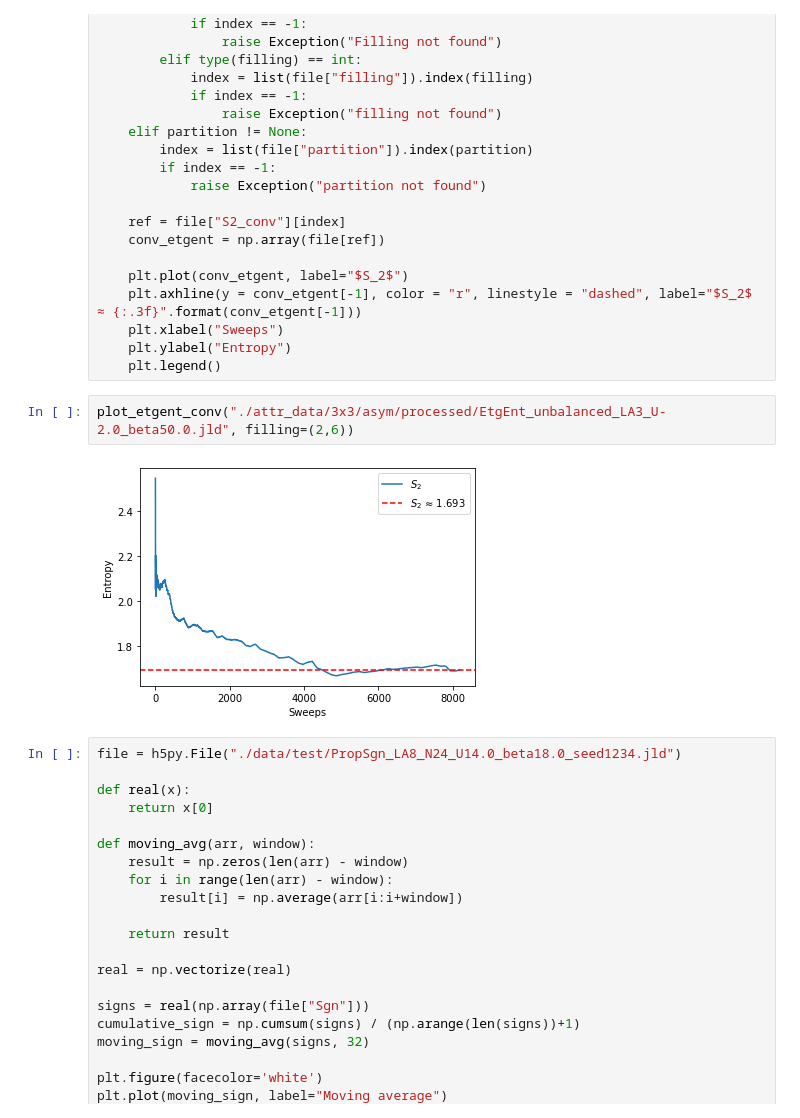
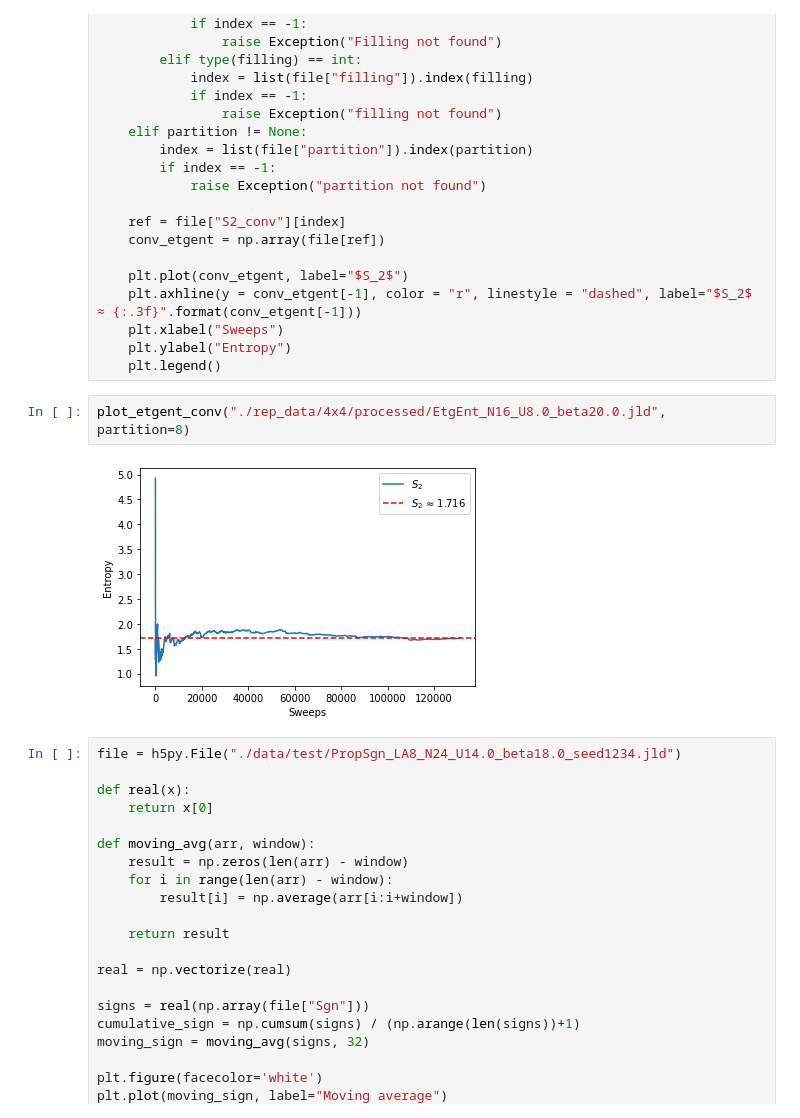
Before and after one commit to Terkadur/AFQMC, a Jupyter notebook: plot.ipynb, the cells around one changed output. Saved outputs shown, nothing was run; the diff lists cells and outputs as text.

```diff
--- a/plot.ipynb
+++ b/plot.ipynb
@@ -123,10 +123,10 @@ def plot_etgent_conv(EtgEnt_path, filling=None, U=None, partition=None):
     plt.xlabel("Sweeps")
     plt.ylabel("Entropy")
     plt.legend()
-# %%
-plot_etgent_conv("./attr_data/3x3/asym/processed/EtgEnt_unbalanced_LA3_U-2.0_beta50.0.jld", filling=(2,6))
-# %% [output]
-[figure, removed]
+# %%
+plot_etgent_conv("./rep_data/4x4/processed/EtgEnt_N16_U8.0_beta20.0.jld", partition=8)
+# %% [output]
+[figure, added]
 # %%
 file = h5py.File("./data/test/PropSgn_LA8_N24_U14.0_beta18.0_seed1234.jld")
 
```
Also changed, not shown: 10 other files.
